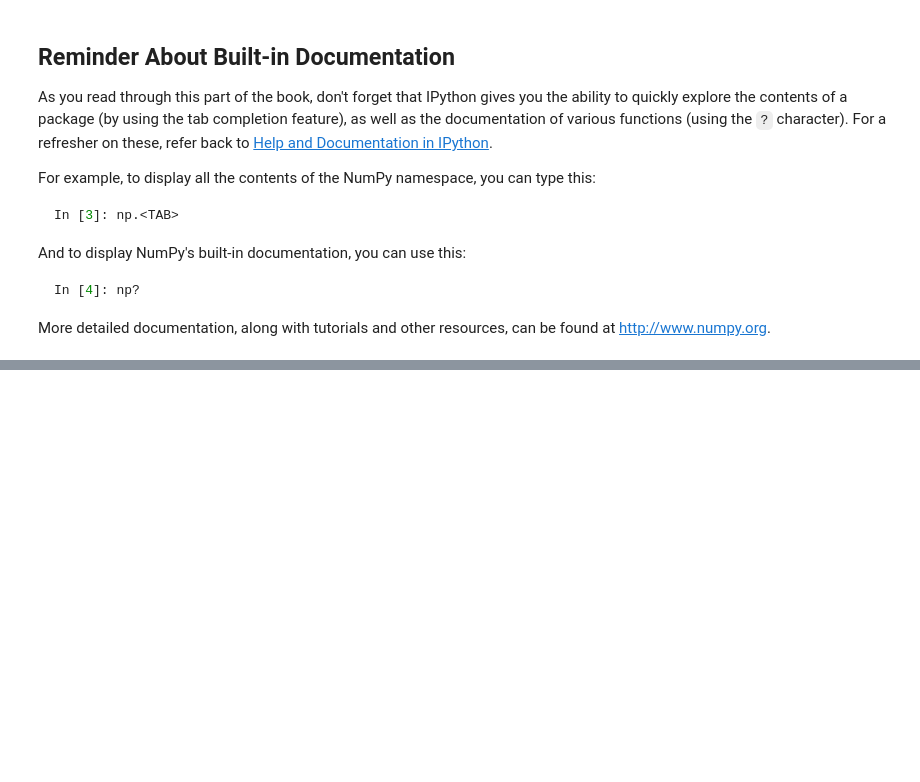
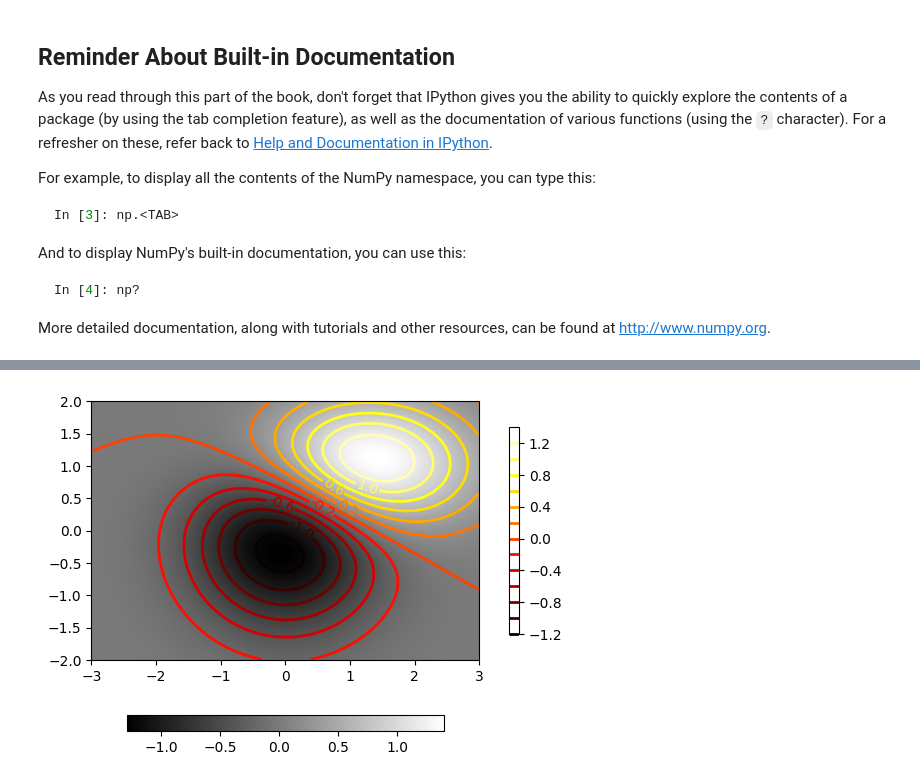
Before and after one commit to ahmedsaad-tech/TimeSeriesAnalysisWithPython, a Jupyter notebook: notebooks/02.00-Introduction-to-NumPy.ipynb, the cells around one changed output, grey strips where cells are left out. Saved outputs shown, nothing was run; the diff lists cells and outputs as text; code cells hidden in the pictures; blank space fills up the shorter version.

```diff
--- a/notebooks/02.00-Introduction-to-NumPy.ipynb
+++ b/notebooks/02.00-Introduction-to-NumPy.ipynb
@@ -96,0 +104,49 @@ plt.show() # Display the plot
+# %%
+# make a colorbar for the contour linesimport numpy as np
+import matplotlib.pyplot as plt
+from matplotlib import cm
+import scipy.stats as stats
+
+delta = 0.025
+x = np.arange(-3.0, 3.0, delta)
+y = np.arange(-2.0, 2.0, delta)
+X, Y = np.meshgrid(x, y)
+
+# Use scipy.stats.multivariate_normal instead of bivariate_normal
+# Define mean and covariance for each distribution
+mean1 = [0, 0]
+cov1 = [[1, 0], [0, 1]]
+mean2 = [1, 1]
+cov2 = [[1.5, 0], [0, 0.5]]
+
+# Generate the bivariate normal distributions
+Z1 = stats.multivariate_normal.pdf(np.dstack((X, Y)), mean=mean1, cov=cov1)
+Z2 = stats.multivariate_normal.pdf(np.dstack((X, Y)), mean=mean2, cov=cov2)
+Z = 10.0 * (Z2 - Z1)  # difference of Gaussians
+
+# Create the plot
+fig = plt.figure()
+ax = fig.add_subplot(111)
+
+# Make a grayscale image
+im = ax.imshow(Z, interpolation='bilinear', cmap=cm.gray, extent=(-3, 3, -2, 2), origin='lower')
+
+# Do a contour using a "hot" colormap for the lines
+levels = np.arange(-1.2, 1.6, 0.2)
+cs = ax.contour(Z, levels, linewidths=2, cmap=cm.hot, extent=(-3, 3, -2, 2), origin='lower')
+
+# Label every 2nd contour inline
+ax.clabel(cs, levels[1::2], inline=1, fmt='%1.1f')
+cbar = fig.colorbar(cs, shrink=0.8, extend='both')
+ # we can still add a colorbar for the image, too.
+cbarim = fig.colorbar(im, orientation= 'horizontal', shrink=0.8)
+ # This makes the original colorbar look a bit
+# out of place, so let’s improve its position.
+bbox = ax.get_position() # Get the Bbox object
+l, b, w, h = bbox.x0, bbox.y0, bbox.width, bbox.height # Extract values from Bbox
+
+ll,bb,ww,hh = cbar.ax.get_position().bounds # Extract bounds from the colorbar's Bbox
+cbar.ax.set_position([ll, b+0.1*h, ww, h*0.8]) #Use extracted values to adjust the position
+plt.show() # Display the plot
+# %% [output]
+[figure, added]
```
Also changed, not shown: parts of 2 cells of this notebook.
